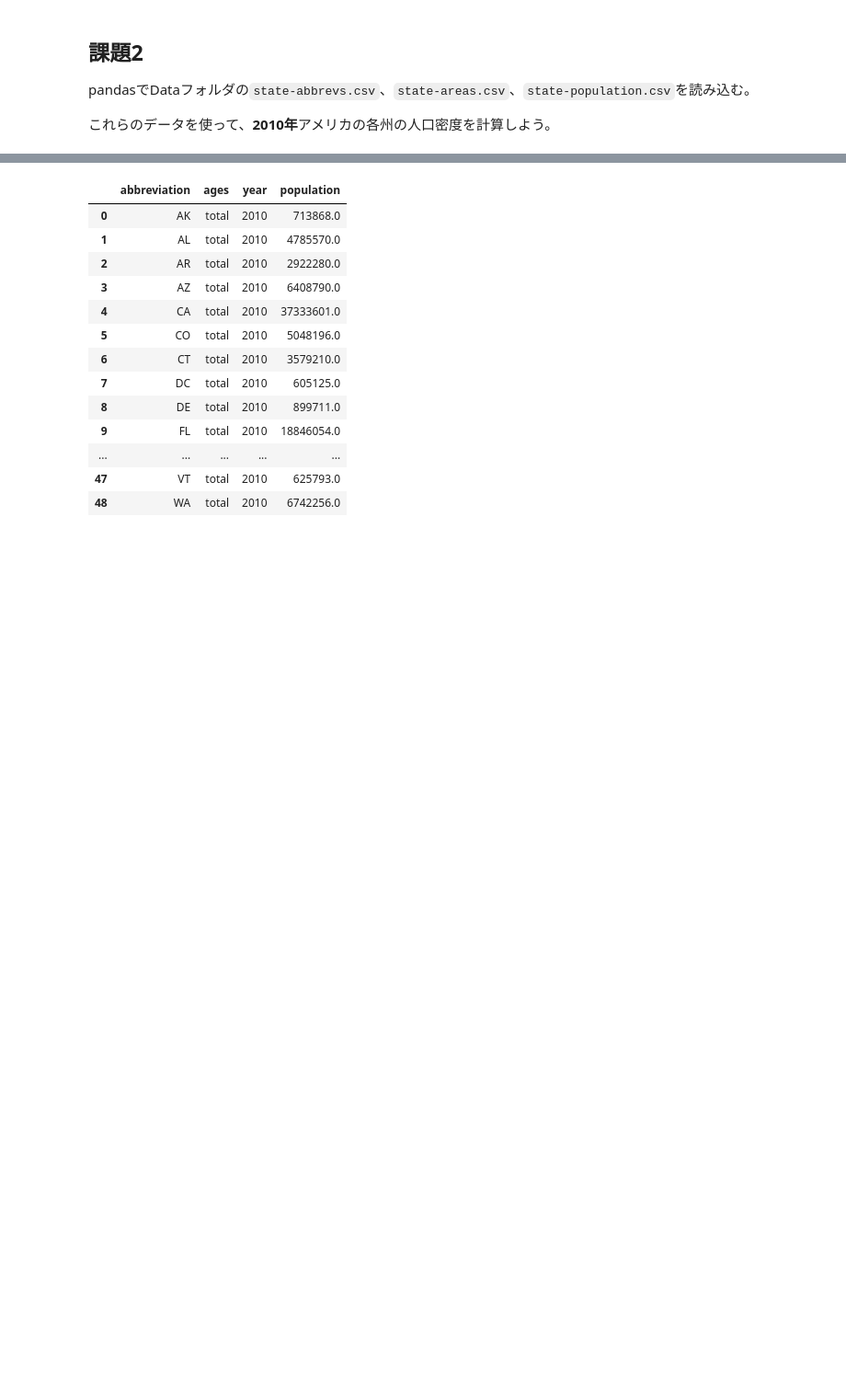
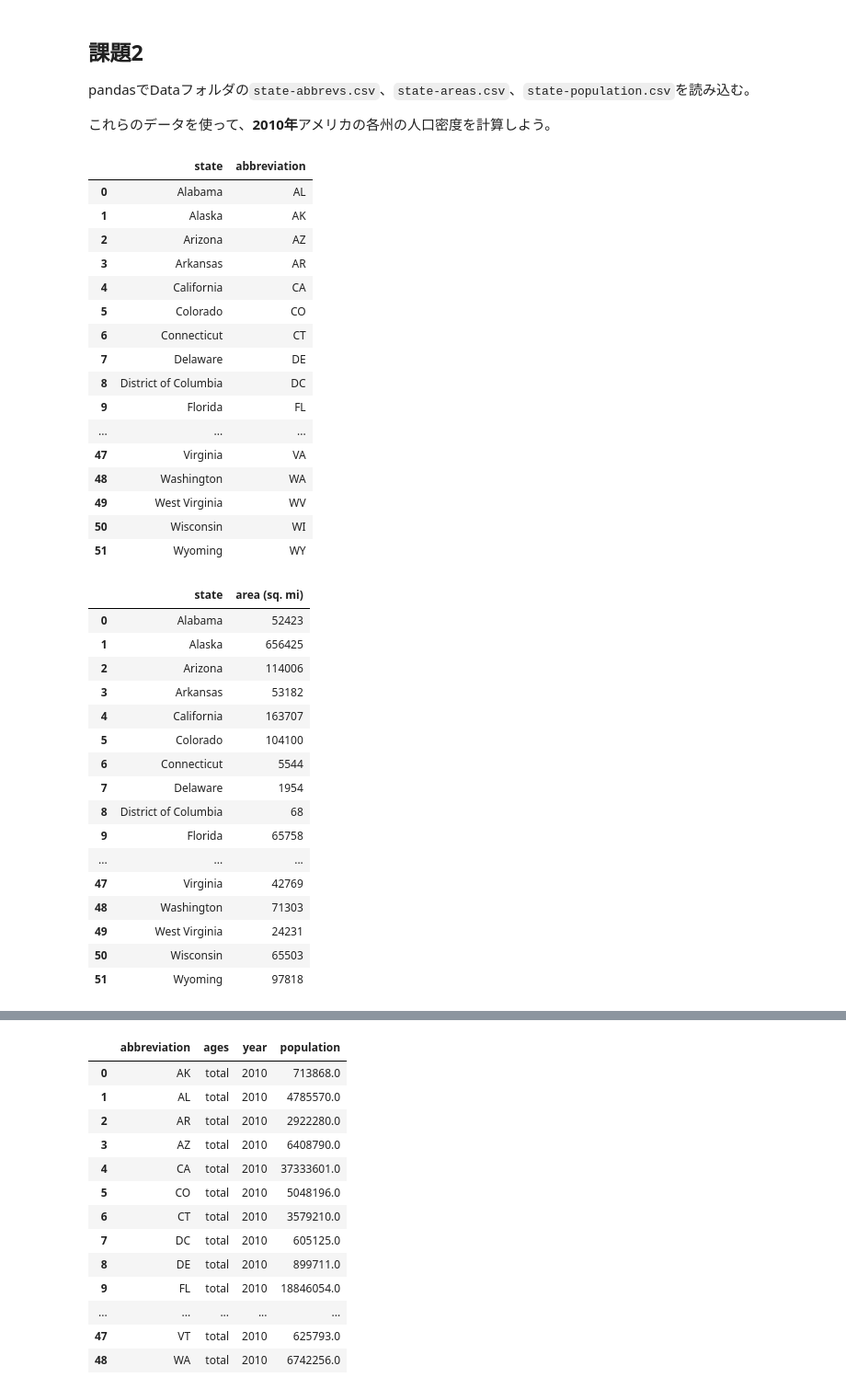
Before and after one commit to tsurugayatakumi/chss_2024_assignment, a Jupyter notebook: Assignment7/assignment7_DongxinYan.ipynb, the cells around one changed output, grey strips where cells are left out. Shown at 92% size. Drawn from its saved outputs; the diff is of its cells as text; code cells hidden in the pictures; blank space fills up the shorter version.

```diff
--- a/Assignment7/assignment7_DongxinYan.ipynb
+++ b/Assignment7/assignment7_DongxinYan.ipynb
@@ -44,2 +43,46 @@ state_areas_df = state_areas_df.sort_values(by='state/region')
 state_areas_df = state_areas_df.reset_index(drop=True)
+# %%
+# display_htmlを使用して2つのDataFrameを同じ行にdisplayします
+from IPython.display import display_html
+def display_side_by_side(*dfs):
+    html_str = ''
+    for df in dfs:
+        html_str += df.to_html()
+    display_html(html_str.replace('table', 'table style="display:inline"'), raw=True)
+display_side_by_side(state_abbrevs_df, state_areas_df)
+# %% [output]
+|  | state | abbreviation |
+| 0 | Alabama | AL |
+| 1 | Alaska | AK |
+| 2 | Arizona | AZ |
+| 3 | Arkansas | AR |
+| 4 | California | CA |
+| 5 | Colorado | CO |
+| 6 | Connecticut | CT |
+| 7 | Delaware | DE |
+| 8 | District of Columbia | DC |
+| 9 | Florida | FL |
+| ... | ... | ... |
+| 47 | Virginia | VA |
+| 48 | Washington | WA |
+| 49 | West Virginia | WV |
+| 50 | Wisconsin | WI |
+| 51 | Wyoming | WY |
+|  | state | area (sq. mi) |
+| 0 | Alabama | 52423 |
+| 1 | Alaska | 656425 |
+| 2 | Arizona | 114006 |
+| 3 | Arkansas | 53182 |
+| 4 | California | 163707 |
+| 5 | Colorado | 104100 |
+| 6 | Connecticut | 5544 |
+| 7 | Delaware | 1954 |
+| 8 | District of Columbia | 68 |
+| 9 | Florida | 65758 |
+| ... | ... | ... |
+| 47 | Virginia | 42769 |
+| 48 | Washington | 71303 |
+| 49 | West Virginia | 24231 |
+| 50 | Wisconsin | 65503 |
+| 51 | Wyoming | 97818 |
 # %%
```
Also changed, not shown: parts of 5 cells of this notebook.
